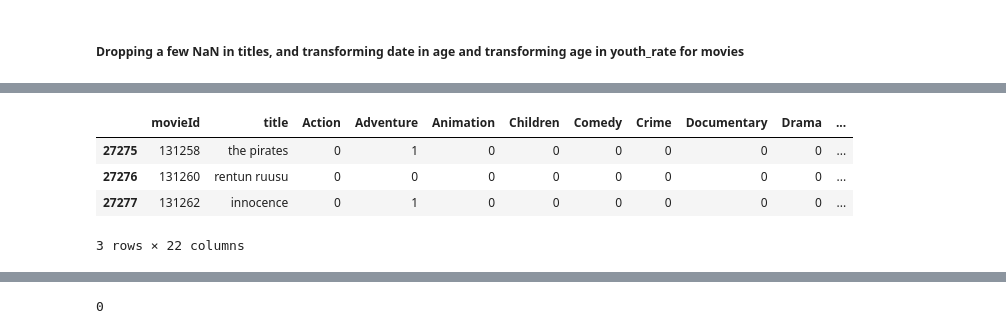
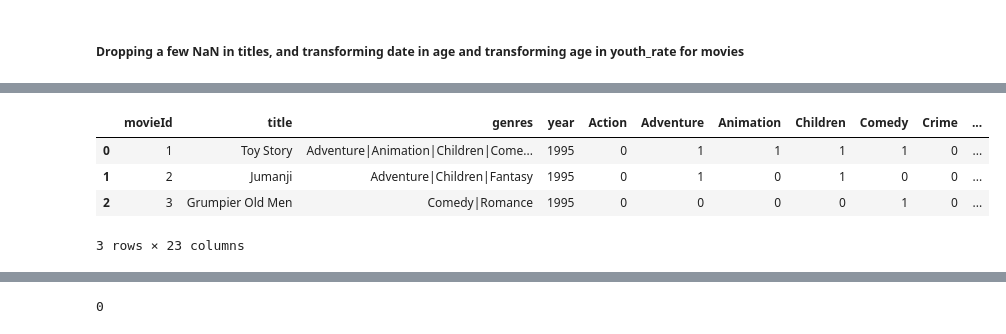
Before and after one commit to jcrigoni/grand_ml_project, a Jupyter notebook: Exploratory_Data_Analysis.ipynb, the cells around one changed output, grey strips where cells are left out. Cells and saved outputs as stored; diff of their text form; code cells hidden in the pictures.

```diff
--- a/Exploratory_Data_Analysis.ipynb
+++ b/Exploratory_Data_Analysis.ipynb
@@ -552,6 +552,7 @@ df_genres_encoded = df_movie['genres'].str.get_dummies(sep='|')
 
 # Concatenation avec le DataFrame original
 df_movie = pd.concat([df_movie, df_genres_encoded], axis=1)
-df_movie = df_movie.drop(['genres'], axis=1)
+#df_movie = df_movie.drop(['genres'], axis=1)
+df_movie = df_movie.drop(columns=['(no genres listed)'], axis=1)
 df_movie.head(2)
 # %% [output]
@@ -580,11 +576,11 @@ df_movie.tail(3)
 # %%
-df_movie.tail(3)
+df_movie.head(3)
 # %% [output]
-|  | movieId | title | Action | Adventure | Animation | Children | Comedy | Crime | Documentary | Drama | ... |
-| 27275 | 131258 | the pirates | 0 | 1 | 0 | 0 | 0 | 0 | 0 | 0 | ... |
-| 27276 | 131260 | rentun ruusu | 0 | 0 | 0 | 0 | 0 | 0 | 0 | 0 | ... |
-| 27277 | 131262 | innocence | 0 | 1 | 0 | 0 | 0 | 0 | 0 | 0 | ... |
+|  | movieId | title | genres | year | Action | Adventure | Animation | Children | Comedy | Crime | ... |
+| 0 | 1 | Toy Story | Adventure|Animation|Children|Come... | 1995 | 0 | 1 | 1 | 1 | 1 | 0 | ... |
+| 1 | 2 | Jumanji | Adventure|Children|Fantasy | 1995 | 0 | 1 | 0 | 1 | 0 | 0 | ... |
+| 2 | 3 | Grumpier Old Men | Comedy|Romance | 1995 | 0 | 0 | 0 | 0 | 1 | 0 | ... |
-3 rows × 22 columns
+3 rows × 23 columns
 # %%
 import numpy as np
 # Normalize age to make a time decay rate
```
Also changed, not shown: parts of 20 cells of this notebook, 2 other files.
